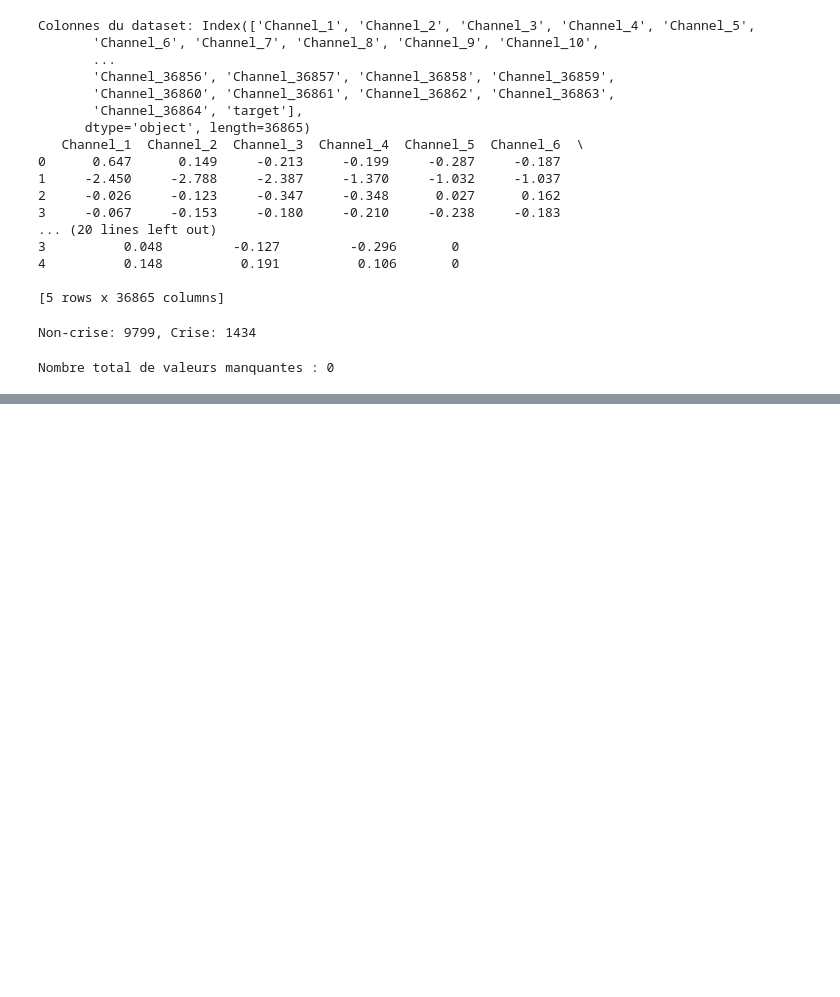
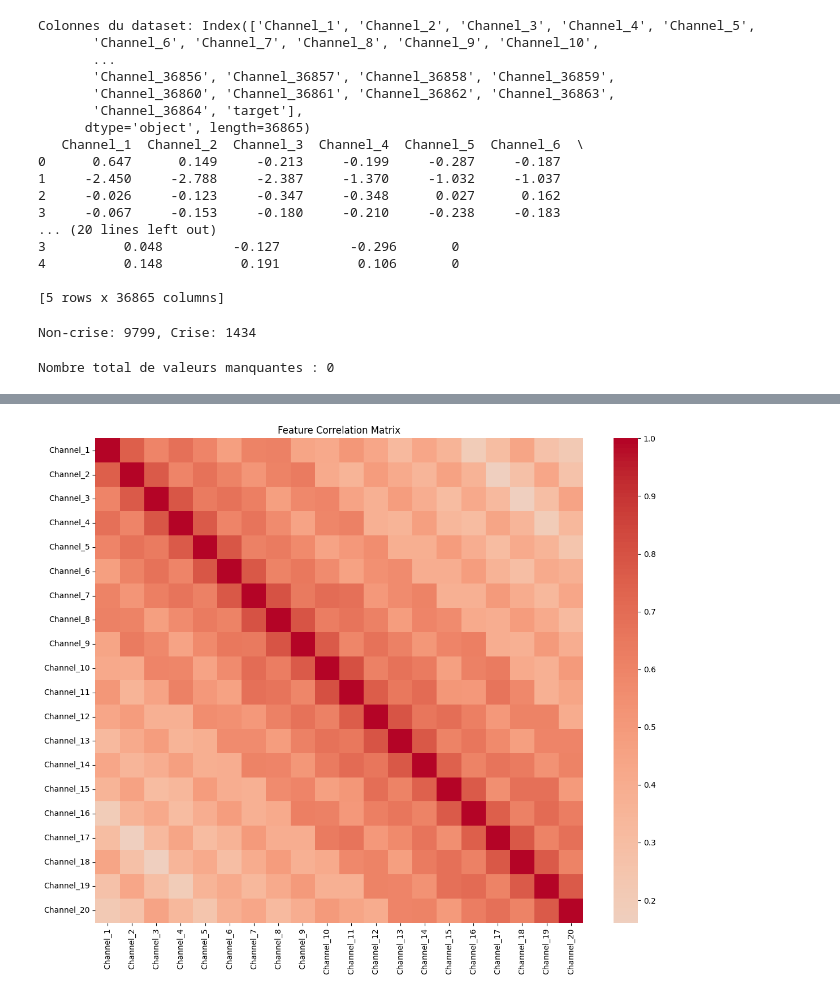
Before and after one commit to ScienceWeek02/Data_Treatment, a Jupyter notebook: preprocessing.ipynb, the cells around one changed output, grey strips where cells are left out. Drawn from its saved outputs; the diff is of its cells as text; code cells hidden in the pictures; blank space fills up the shorter version.

```diff
--- a/preprocessing.ipynb
+++ b/preprocessing.ipynb
@@ -98,0 +107,17 @@ Nombre total de valeurs manquantes : 0
+# %%
+# 2. Feature Correlation Analysis
+# Select a subset of features if there are too many
+feature_cols = [col for col in df_sample.columns if col != 'target']
+if len(feature_cols) > 20:
+    # If too many features, select a subset
+    feature_cols = feature_cols[:20]
+
+plt.figure(figsize=(12, 10))
+correlation = df_sample[feature_cols].corr()
+sns.heatmap(correlation, annot=False, cmap='coolwarm', center=0)
+plt.title('Feature Correlation Matrix')
+plt.tight_layout()
+plt.savefig('feature_correlation.png')
+plt.show()
+# %% [output]
+[figure, added]
```
Also changed, not shown: parts of 16 cells of this notebook.
